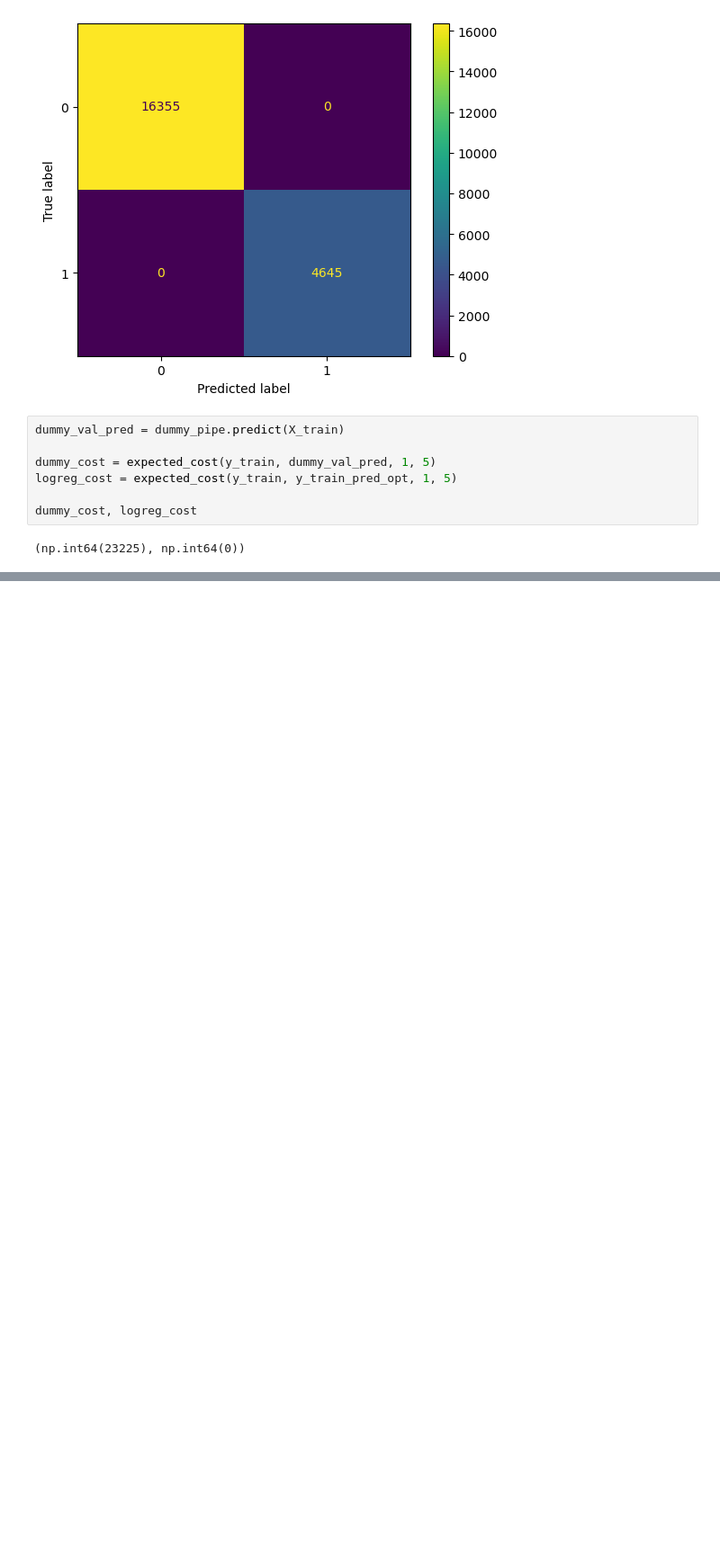
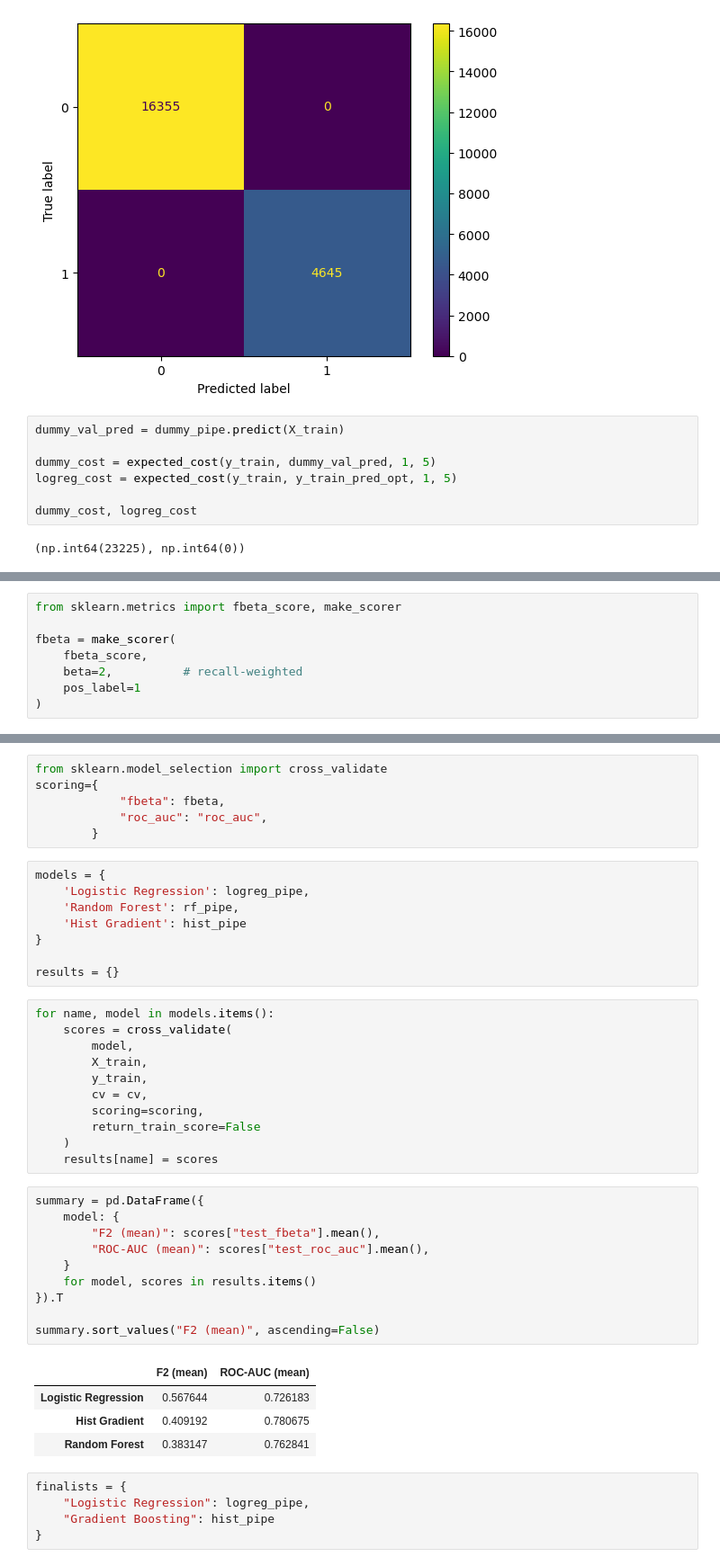
Before and after one commit to bbarafat/credit_risk_ml, a Jupyter notebook: notebooks/exploration.ipynb, the cells around one changed output, grey strips where cells are left out. Shown at 90% size. Drawn from its saved outputs; the diff is of its cells as text; blank space fills up the shorter version.

```diff
--- a/notebooks/exploration.ipynb
+++ b/notebooks/exploration.ipynb
@@ -480,0 +485,8 @@ dummy_cost, logreg_cost
+# %%
+from sklearn.metrics import fbeta_score, make_scorer
+
+fbeta = make_scorer(
+    fbeta_score,
+    beta=2,          # recall-weighted
+    pos_label=1
+)
@@ -480,0 +511,45 @@ dummy_cost, logreg_cost
+# %%
+from sklearn.model_selection import cross_validate
+scoring={
+            "fbeta": fbeta,
+            "roc_auc": "roc_auc",
+        }
+# %%
+models = {
+    'Logistic Regression': logreg_pipe,
+    'Random Forest': rf_pipe,
+    'Hist Gradient': hist_pipe
+}
+
+results = {}
+# %%
+for name, model in models.items():
+    scores = cross_validate(
+        model,
+        X_train,
+        y_train,
+        cv = cv,
+        scoring=scoring,
+        return_train_score=False
+    )
+    results[name] = scores
+# %%
+summary = pd.DataFrame({
+    model: {
+        "F2 (mean)": scores["test_fbeta"].mean(),
+        "ROC-AUC (mean)": scores["test_roc_auc"].mean(),
+    }
+    for model, scores in results.items()
+}).T
+
+summary.sort_values("F2 (mean)", ascending=False)
+# %% [output]
+|  | F2 (mean) | ROC-AUC (mean) |
+| Logistic Regression | 0.567644 | 0.726183 |
+| Hist Gradient | 0.409192 | 0.780675 |
+| Random Forest | 0.383147 | 0.762841 |
+# %%
+finalists = {
+    "Logistic Regression": logreg_pipe,
+    "Gradient Boosting": hist_pipe
+}
```
Also changed, not shown: parts of 13 cells of this notebook, 9 other files.
